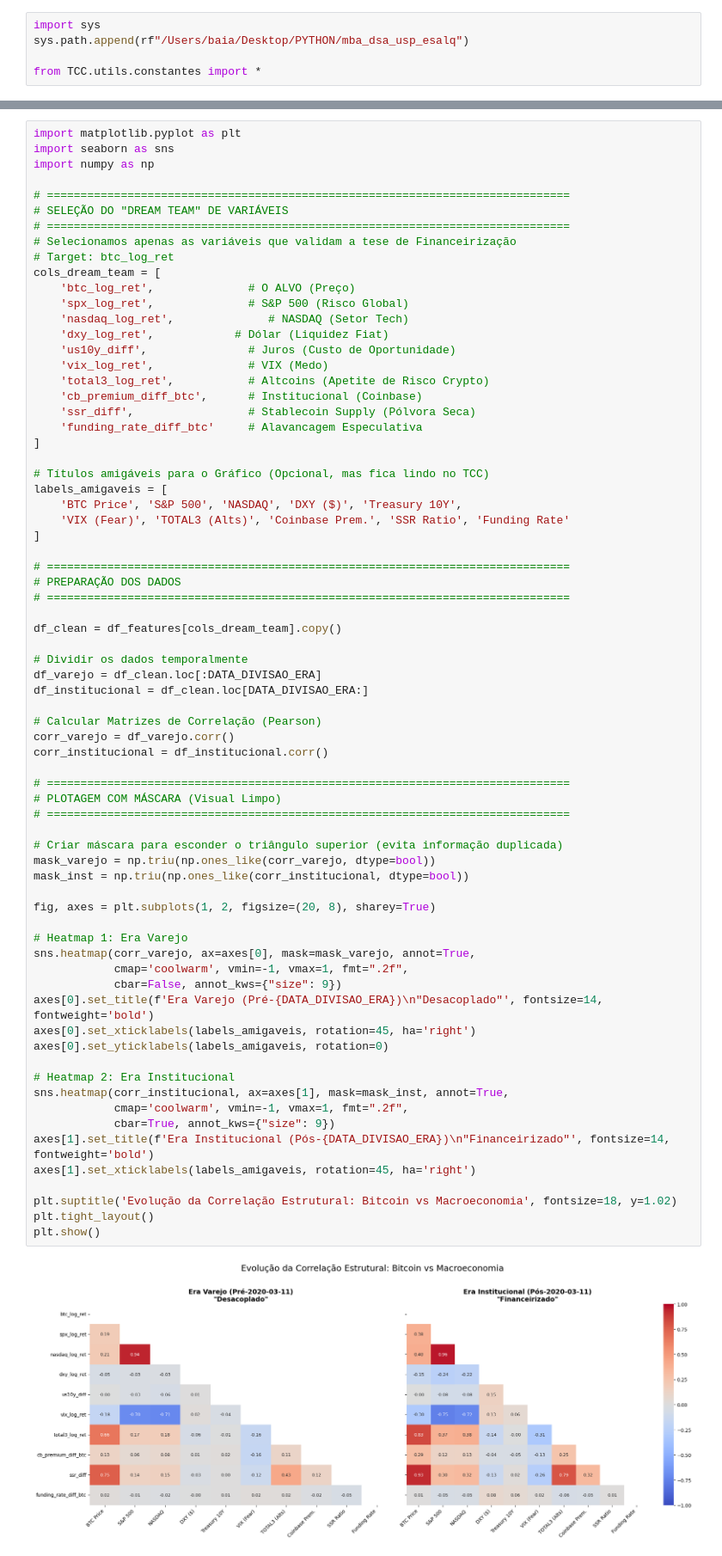
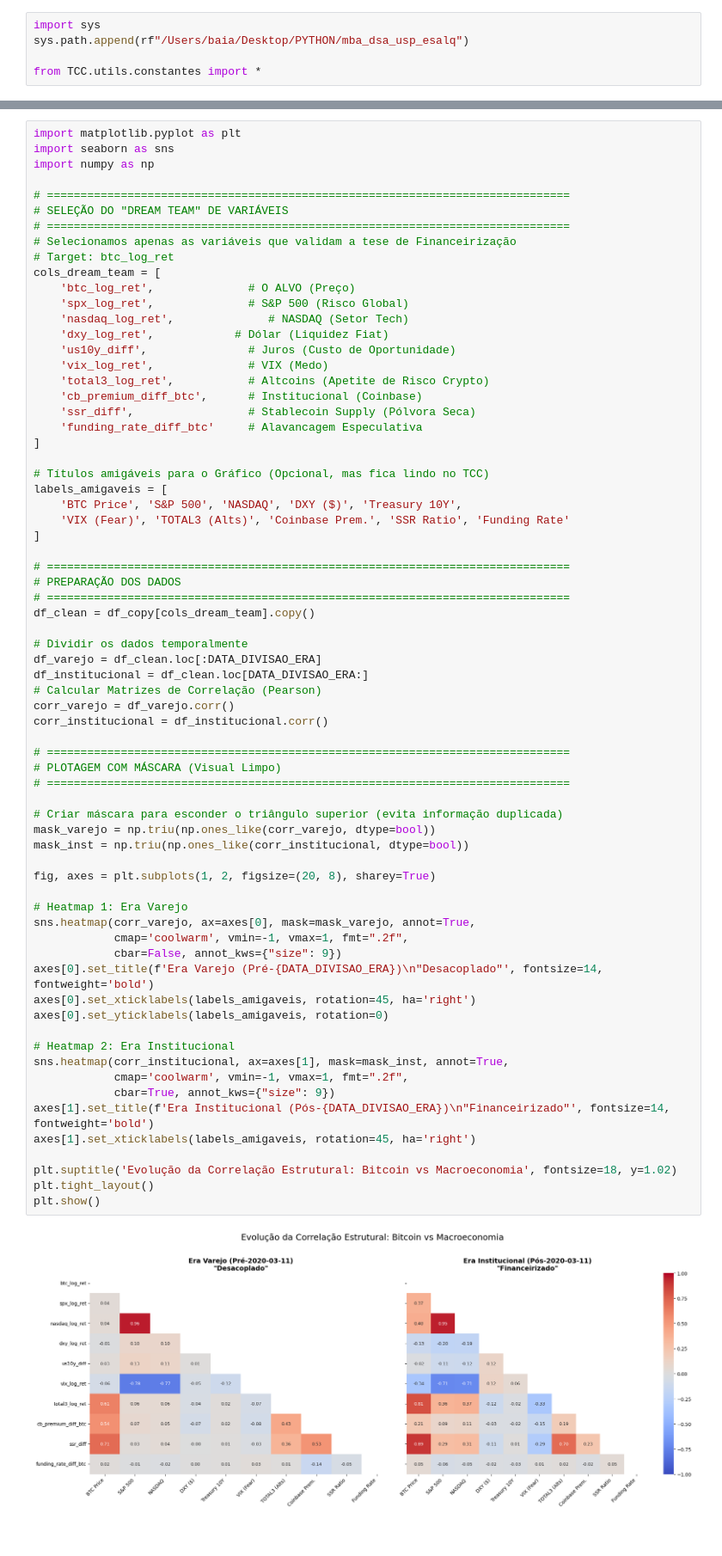
Before and after one commit to felipebaia/mba_dsa_usp_esalq, a Jupyter notebook: TCC/src/heatmaps.ipynb, the cells around one changed output, grey strips where cells are left out. Shown at 86% size. Drawn from its saved outputs; the diff is of its cells as text.

```diff
--- a/TCC/src/heatmaps.ipynb
+++ b/TCC/src/heatmaps.ipynb
@@ -289,44 +126,42 @@ labels_amigaveis = [
 # ==============================================================================
 # PREPARAÇÃO DOS DADOS
 # ==============================================================================
-
-df_clean = df_features[cols_dream_team].copy()
+df_clean = df_copy[cols_dream_team].copy()
 
 # Dividir os dados temporalmente
 df_varejo = df_clean.loc[:DATA_DIVISAO_ERA]
 df_institucional = df_clean.loc[DATA_DIVISAO_ERA:]
-
 # Calcular Matrizes de Correlação (Pearson)
 corr_varejo = df_varejo.corr()
 corr_institucional = df_institucional.corr()
 
 # ==============================================================================
 # PLOTAGEM COM MÁSCARA (Visual Limpo)
 # ==============================================================================
 
 # Criar máscara para esconder o triângulo superior (evita informação duplicada)
 mask_varejo = np.triu(np.ones_like(corr_varejo, dtype=bool))
 mask_inst = np.triu(np.ones_like(corr_institucional, dtype=bool))
 
 fig, axes = plt.subplots(1, 2, figsize=(20, 8), sharey=True)
 
 # Heatmap 1: Era Varejo
 sns.heatmap(corr_varejo, ax=axes[0], mask=mask_varejo, annot=True,
             cmap='coolwarm', vmin=-1, vmax=1, fmt=".2f",
             cbar=False, annot_kws={"size": 9})
 axes[0].set_title(f'Era Varejo (Pré-{DATA_DIVISAO_ERA})\n"Desacoplado"', fontsize=14, fontweight='bold')
 axes[0].set_xticklabels(labels_amigaveis, rotation=45, ha='right')
 axes[0].set_yticklabels(labels_amigaveis, rotation=0)
 
 # Heatmap 2: Era Institucional
 sns.heatmap(corr_institucional, ax=axes[1], mask=mask_inst, annot=True,
             cmap='coolwarm', vmin=-1, vmax=1, fmt=".2f",
             cbar=True, annot_kws={"size": 9})
 axes[1].set_title(f'Era Institucional (Pós-{DATA_DIVISAO_ERA})\n"Financeirizado"', fontsize=14, fontweight='bold')
 axes[1].set_xticklabels(labels_amigaveis, rotation=45, ha='right')
 
 plt.suptitle('Evolução da Correlação Estrutural: Bitcoin vs Macroeconomia', fontsize=18, y=1.02)
 plt.tight_layout()
 plt.show()
 # %% [output]
-[figure, old version]
+[figure, new version]
```
Also changed, not shown: parts of 7 cells of this notebook, 7 other files.
